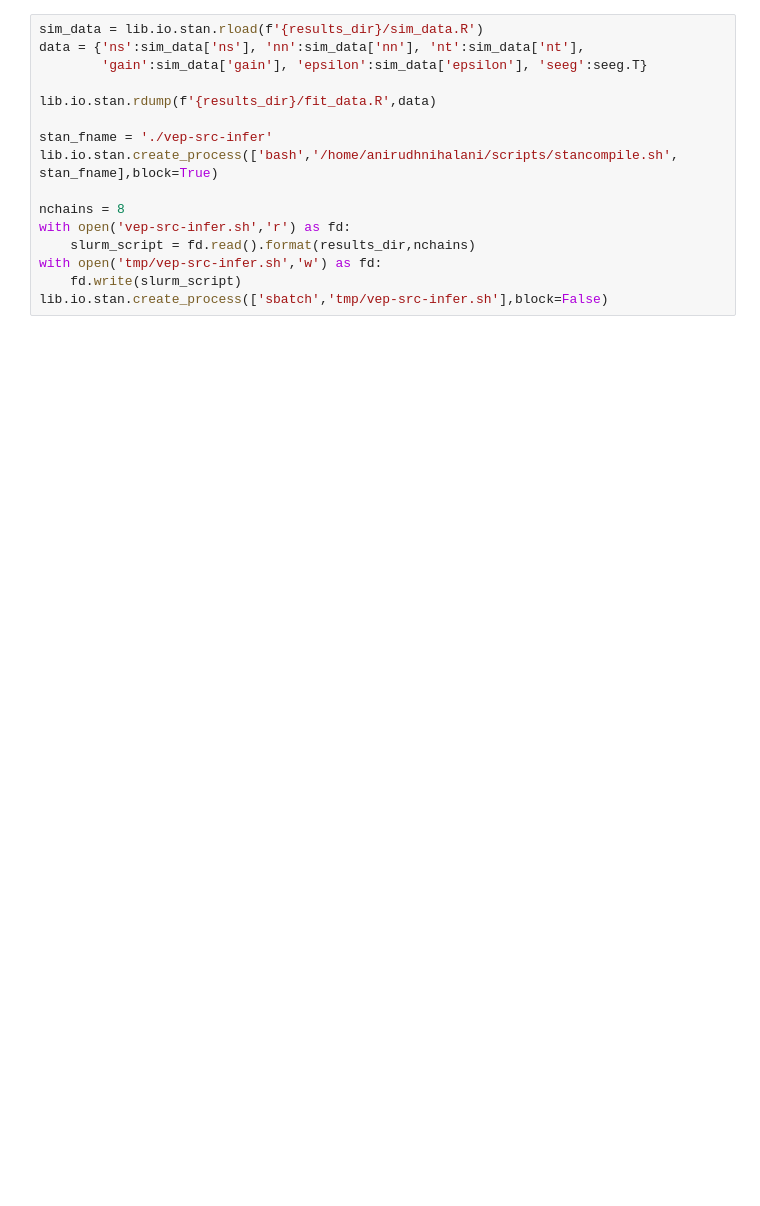
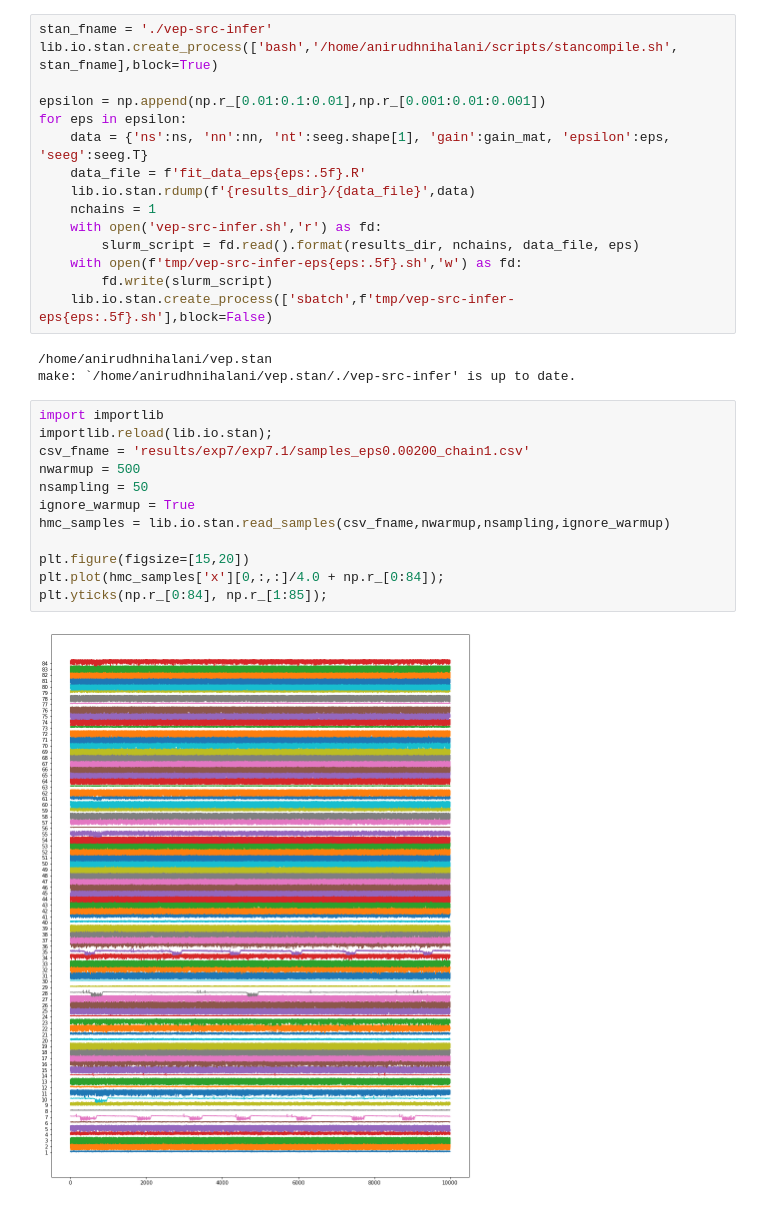
Before and after one commit to dhrunia/infr_szr_prpgtn, a Jupyter notebook: vep-src-infer.ipynb, the cells around one changed output. Drawn from its saved outputs; the diff is of its cells as text; blank space fills up the shorter version.

```diff
--- a/vep-src-infer.ipynb
+++ b/vep-src-infer.ipynb
@@ -185,17 +73,33 @@ plt.savefig(f'{results_dir}/figures/src_signals_3.png')
 # %%
-sim_data = lib.io.stan.rload(f'{results_dir}/sim_data.R')
-data = {'ns':sim_data['ns'], 'nn':sim_data['nn'], 'nt':sim_data['nt'],
-        'gain':sim_data['gain'], 'epsilon':sim_data['epsilon'], 'seeg':seeg.T}
-
-lib.io.stan.rdump(f'{results_dir}/fit_data.R',data)
-
 stan_fname = './vep-src-infer'
 lib.io.stan.create_process(['bash','/home/anirudhnihalani/scripts/stancompile.sh', stan_fname],block=True)
 
-nchains = 8
-with open('vep-src-infer.sh','r') as fd:
-    slurm_script = fd.read().format(results_dir,nchains)
-with open('tmp/vep-src-infer.sh','w') as fd:
-    fd.write(slurm_script)
-lib.io.stan.create_process(['sbatch','tmp/vep-src-infer.sh'],block=False)
+epsilon = np.append(np.r_[0.01:0.1:0.01],np.r_[0.001:0.01:0.001])
+for eps in epsilon:
+    data = {'ns':ns, 'nn':nn, 'nt':seeg.shape[1], 'gain':gain_mat, 'epsilon':eps, 'seeg':seeg.T}
+    data_file = f'fit_data_eps{eps:.5f}.R'
+    lib.io.stan.rdump(f'{results_dir}/{data_file}',data)
+    nchains = 1
+    with open('vep-src-infer.sh','r') as fd:
+        slurm_script = fd.read().format(results_dir, nchains, data_file, eps)
+    with open(f'tmp/vep-src-infer-eps{eps:.5f}.sh','w') as fd:
+        fd.write(slurm_script)
+    lib.io.stan.create_process(['sbatch',f'tmp/vep-src-infer-eps{eps:.5f}.sh'],block=False)
+# %% [output]
+/home/anirudhnihalani/vep.stan
+make: `/home/anirudhnihalani/vep.stan/./vep-src-infer' is up to date.
+# %%
+import importlib
+importlib.reload(lib.io.stan);
+csv_fname = 'results/exp7/exp7.1/samples_eps0.00200_chain1.csv'
+nwarmup = 500
+nsampling = 50
+ignore_warmup = True
+hmc_samples = lib.io.stan.read_samples(csv_fname,nwarmup,nsampling,ignore_warmup)
+
+plt.figure(figsize=[15,20])
+plt.plot(hmc_samples['x'][0,:,:]/4.0 + np.r_[0:84]);
+plt.yticks(np.r_[0:84], np.r_[1:85]);
+# %% [output]
+[figure, added]
 # %%
```
Also changed, not shown: parts of 8 cells of this notebook, 7 other files.
